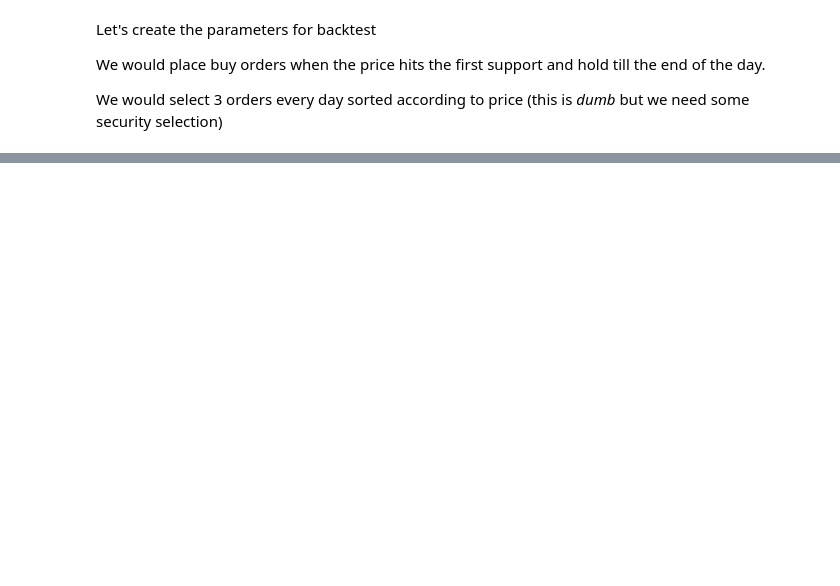
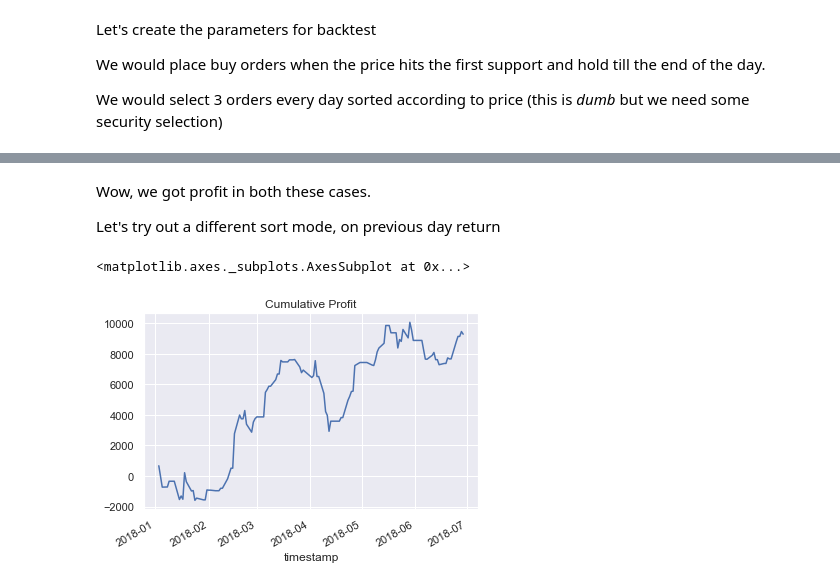
Before and after one commit to uberdeveloper/fastbt, a Jupyter notebook: examples/PivotPoints.ipynb, the cells around one changed output, grey strips where cells are left out. Drawn from its saved outputs; the diff is of its cells as text; code cells hidden in the pictures; blank space fills up the shorter version.

```diff
--- a/examples/PivotPoints.ipynb
+++ b/examples/PivotPoints.ipynb
@@ -88,0 +135,11 @@ results.profit.cumsum().plot(title='Cumulative Profit')
+# %% [markdown]
+Wow, we got profit in both these cases.
+
+Let's try out a different sort mode, on previous day return
+# %%
+params.update({'sort_by': 'retprev'})
+backtest(**params).groupby('timestamp').profit.sum().cumsum().plot(
+    title='Cumulative Profit')
+# %% [output]
+<matplotlib.axes._subplots.AxesSubplot at 0x...>
+[figure, added]
```
Also changed, not shown: parts of 13 cells of this notebook.
